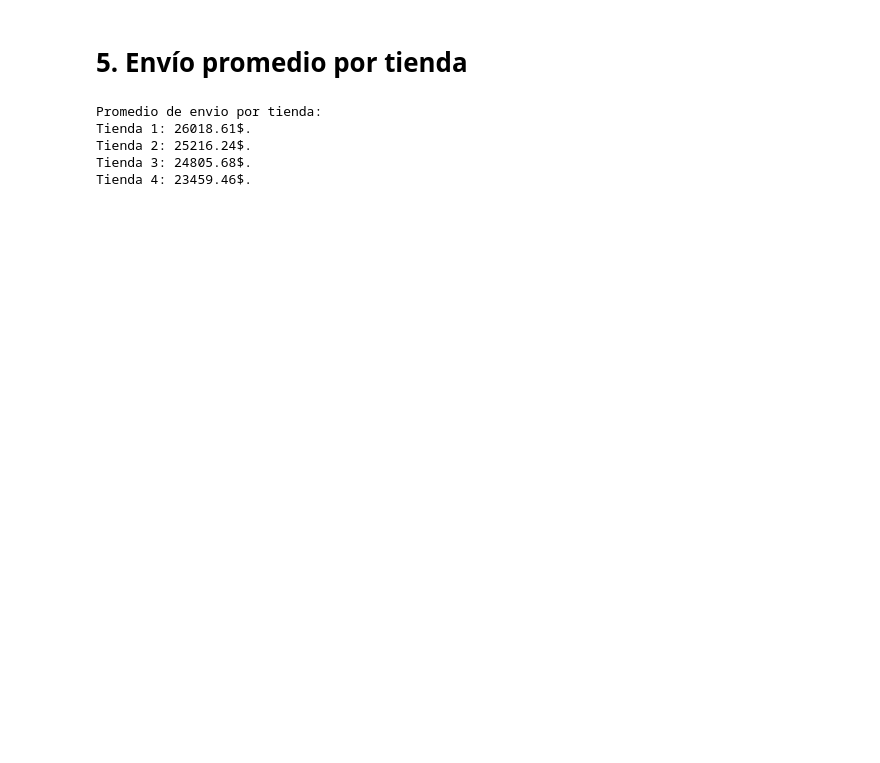
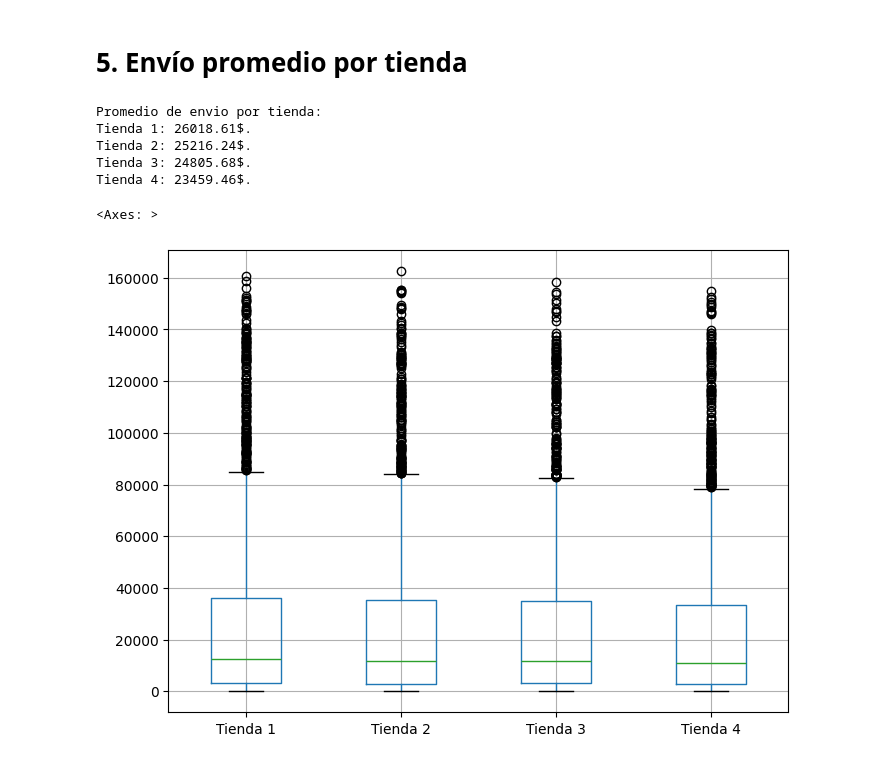
Before and after one commit to Ferrrchu/Challenge-Alura-Latam, a Jupyter notebook: AluraStoreLatam.ipynb, the cells around one changed output. Saved outputs shown, nothing was run; the diff lists cells and outputs as text; code cells hidden in the pictures; blank space fills up the shorter version.

```diff
--- a/AluraStoreLatam.ipynb
+++ b/AluraStoreLatam.ipynb
@@ -242,3 +264,14 @@ Tienda 1: 26018.61$.
 Tienda 2: 25216.24$.
 Tienda 3: 24805.68$.
 Tienda 4: 23459.46$.
+# %%
+df_envios = pd.DataFrame({
+    'Tienda 1': tienda['Costo de envío'],
+    'Tienda 2': tienda2['Costo de envío'],
+    'Tienda 3': tienda3['Costo de envío'],
+    'Tienda 4': tienda4['Costo de envío']
+})
+df_envios.boxplot(figsize=(8, 6))
+# %% [output]
+<Axes: >
+[figure, added]
```
Also changed, not shown: parts of 14 cells of this notebook.
